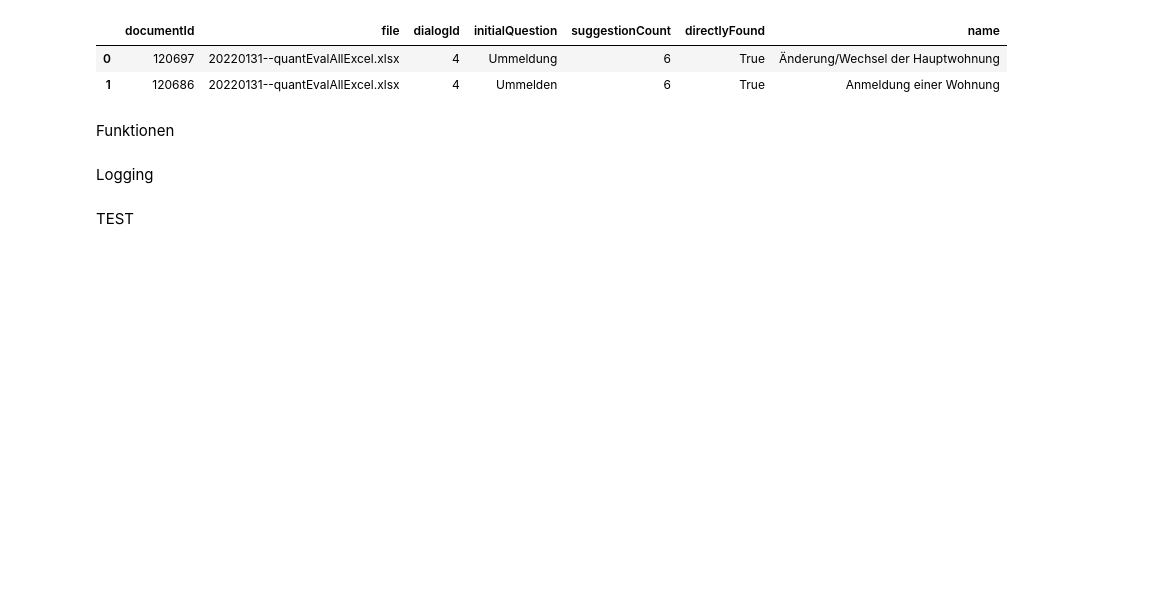
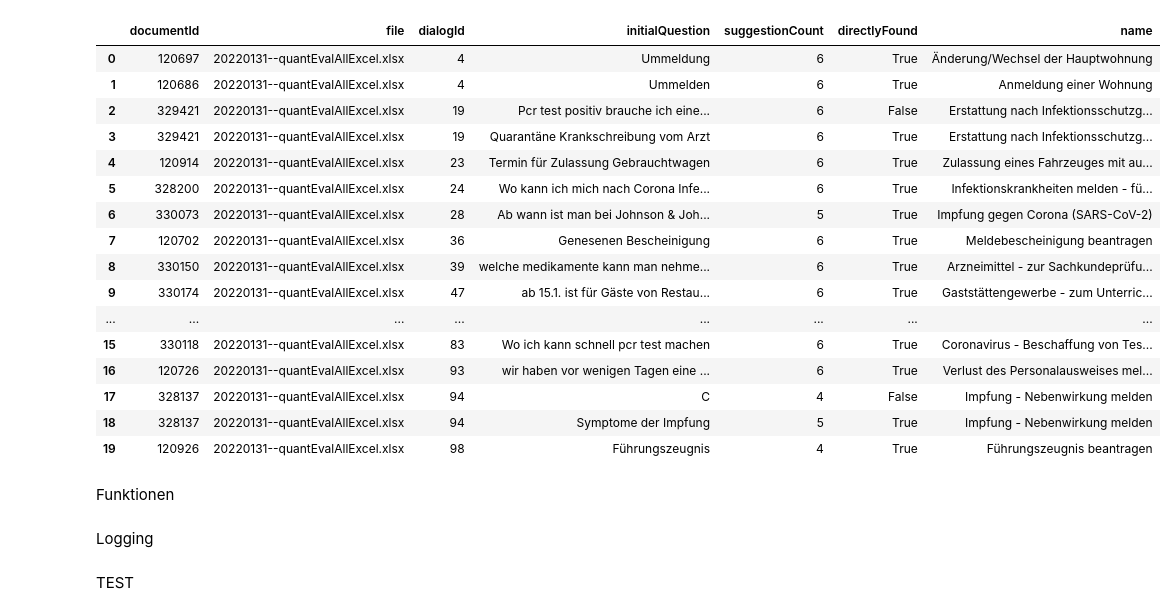
Before and after one commit to moritzwassmer/PJDS_chatbot, a Jupyter notebook: CodingDirectory/Clustering/Modules/evalu_service_dbscan.ipynb, the cells around one changed output. Drawn from its saved outputs; the diff is of its cells as text; code cells hidden in the pictures; blank space fills up the shorter version.

```diff
--- a/CodingDirectory/Clustering/Modules/evalu_service_dbscan.ipynb
+++ b/CodingDirectory/Clustering/Modules/evalu_service_dbscan.ipynb
@@ -17,14 +17,28 @@ warnings.filterwarnings(action='ignore')
 # %%
 # Import eval.csv
 import os
 file = os.path.realpath("../../../Evaluierung/eval.csv")
 eval = pd.read_csv(file, sep = ";")
-eval = eval.head(2)
+#eval = eval.head(2)
 eval.head(20)
 # %% [output]
 |  | documentId | file | dialogId | initialQuestion | suggestionCount | directlyFound | name |
 | 0 | 120697 | 20220131--quantEvalAllExcel.xlsx | 4 | Ummeldung | 6 | True | Änderung/Wechsel der Hauptwohnung |
 | 1 | 120686 | 20220131--quantEvalAllExcel.xlsx | 4 | Ummelden | 6 | True | Anmeldung einer Wohnung |
+| 2 | 329421 | 20220131--quantEvalAllExcel.xlsx | 19 | Pcr test positiv brauche ich eine... | 6 | False | Erstattung nach Infektionsschutzg... |
+| 3 | 329421 | 20220131--quantEvalAllExcel.xlsx | 19 | Quarantäne Krankschreibung vom Arzt | 6 | True | Erstattung nach Infektionsschutzg... |
+| 4 | 120914 | 20220131--quantEvalAllExcel.xlsx | 23 | Termin für Zulassung Gebrauchtwagen | 6 | True | Zulassung eines Fahrzeuges mit au... |
+| 5 | 328200 | 20220131--quantEvalAllExcel.xlsx | 24 | Wo kann ich mich nach Corona Infe... | 6 | True | Infektionskrankheiten melden - fü... |
+| 6 | 330073 | 20220131--quantEvalAllExcel.xlsx | 28 | Ab wann ist man bei Johnson & Joh... | 5 | True | Impfung gegen Corona (SARS-CoV-2) |
+| 7 | 120702 | 20220131--quantEvalAllExcel.xlsx | 36 | Genesenen Bescheinigung | 6 | True | Meldebescheinigung beantragen |
+| 8 | 330150 | 20220131--quantEvalAllExcel.xlsx | 39 | welche medikamente kann man nehme... | 6 | True | Arzneimittel - zur Sachkundeprüfu... |
+| 9 | 330174 | 20220131--quantEvalAllExcel.xlsx | 47 | ab 15.1. ist für Gäste von Restau... | 6 | True | Gaststättengewerbe - zum Unterric... |
+| ... | ... | ... | ... | ... | ... | ... | ... |
+| 15 | 330118 | 20220131--quantEvalAllExcel.xlsx | 83 | Wo ich kann schnell pcr test machen | 6 | True | Coronavirus - Beschaffung von Tes... |
+| 16 | 120726 | 20220131--quantEvalAllExcel.xlsx | 93 | wir haben vor wenigen Tagen eine ... | 6 | True | Verlust des Personalausweises mel... |
+| 17 | 328137 | 20220131--quantEvalAllExcel.xlsx | 94 | C | 4 | False | Impfung - Nebenwirkung melden |
+| 18 | 328137 | 20220131--quantEvalAllExcel.xlsx | 94 | Symptome der Impfung | 5 | True | Impfung - Nebenwirkung melden |
+| 19 | 120926 | 20220131--quantEvalAllExcel.xlsx | 98 | Führungszeugnis | 4 | True | Führungszeugnis beantragen |
 # %%
 #eval.iloc[2]["initialQuestion"]
 # %% [markdown]
```
Also changed, not shown: parts of 8 cells of this notebook, 5 other files.
